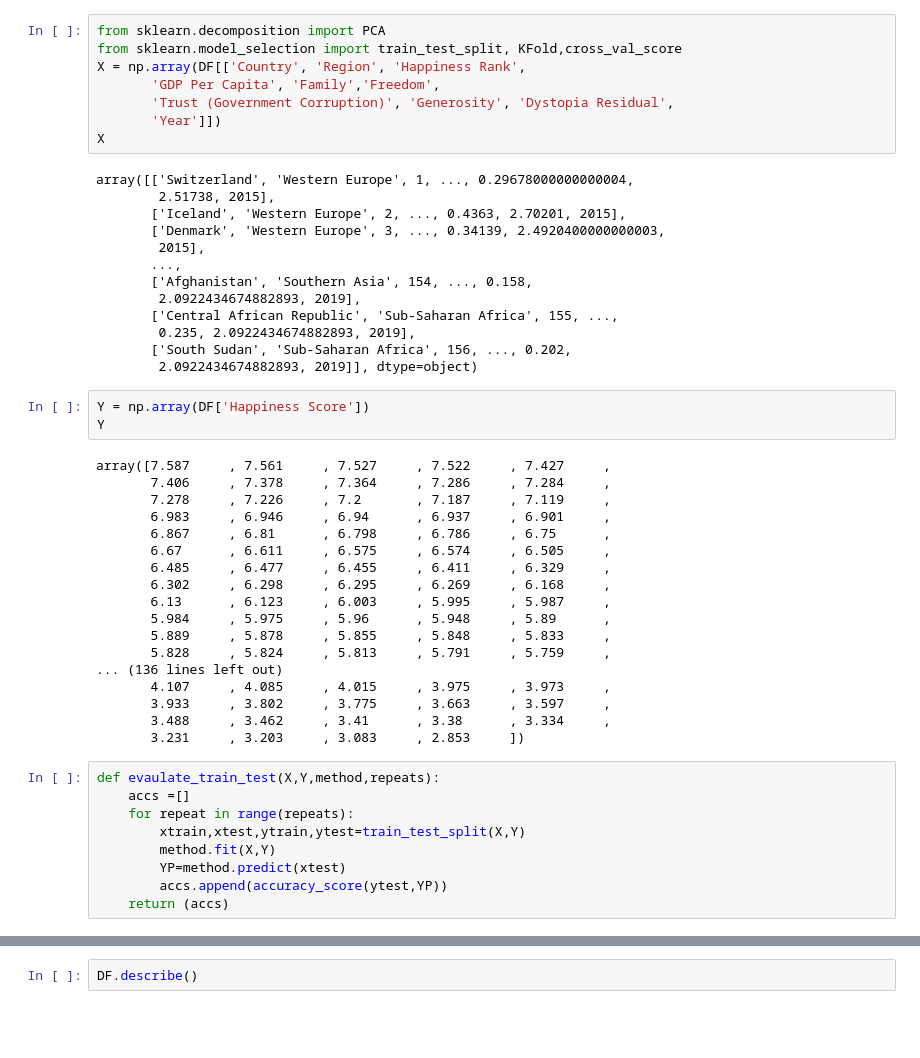
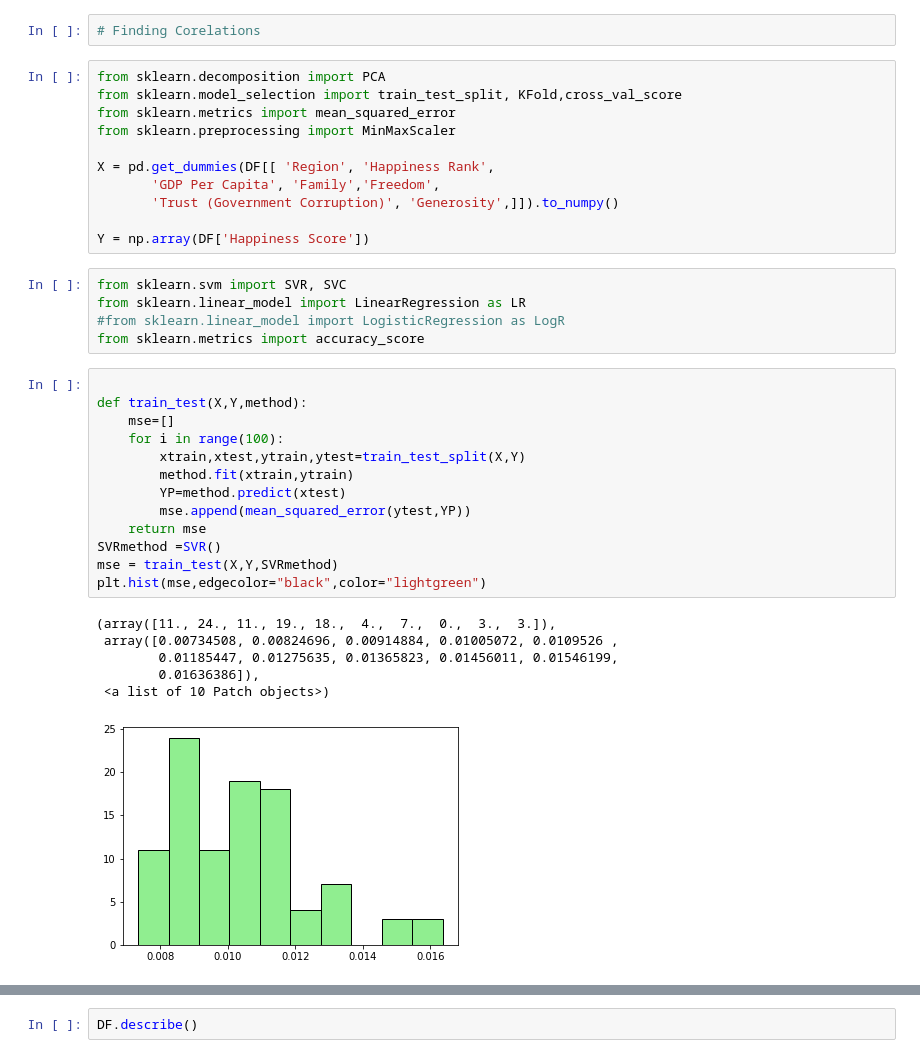
Before and after one commit to simrankgill/NSF_Mini_Project, a Jupyter notebook: WorldHappiness.ipynb, the cells around one changed output, grey strips where cells are left out. Cells and saved outputs as stored; diff of their text form; blank space fills up the shorter version.

Commit message:
Looking for correlations with features and finding methods

```diff
--- a/WorldHappiness.ipynb
+++ b/WorldHappiness.ipynb
@@ -67,51 +91,38 @@ DF.loc[indexNullDR,'Dystopia Residual'] = DRmean
+# %%
+# Finding Corelations
 # %%
 from sklearn.decomposition import PCA
 from sklearn.model_selection import train_test_split, KFold,cross_val_score
-X = np.array(DF[['Country', 'Region', 'Happiness Rank',
+from sklearn.metrics import mean_squared_error
+from sklearn.preprocessing import MinMaxScaler
+
+X = pd.get_dummies(DF[[ 'Region', 'Happiness Rank',
        'GDP Per Capita', 'Family','Freedom',
-       'Trust (Government Corruption)', 'Generosity', 'Dystopia Residual',
-       'Year']])
-X
+       'Trust (Government Corruption)', 'Generosity',]]).to_numpy()
+
+Y = np.array(DF['Happiness Score'])
-# %% [output]
-array([['Switzerland', 'Western Europe', 1, ..., 0.29678000000000004,
-        2.51738, 2015],
-       ['Iceland', 'Western Europe', 2, ..., 0.4363, 2.70201, 2015],
-       ['Denmark', 'Western Europe', 3, ..., 0.34139, 2.4920400000000003,
-        2015],
-       ...,
-       ['Afghanistan', 'Southern Asia', 154, ..., 0.158,
-        2.0922434674882893, 2019],
-       ['Central African Republic', 'Sub-Saharan Africa', 155, ...,
-        0.235, 2.0922434674882893, 2019],
-       ['South Sudan', 'Sub-Saharan Africa', 156, ..., 0.202,
-        2.0922434674882893, 2019]], dtype=object)
-# %%
-Y = np.array(DF['Happiness Score'])
-Y
-# %% [output]
-array([7.587     , 7.561     , 7.527     , 7.522     , 7.427     ,
-       7.406     , 7.378     , 7.364     , 7.286     , 7.284     ,
-       7.278     , 7.226     , 7.2       , 7.187     , 7.119     ,
-       6.983     , 6.946     , 6.94      , 6.937     , 6.901     ,
-       6.867     , 6.81      , 6.798     , 6.786     , 6.75      ,
-       6.67      , 6.611     , 6.575     , 6.574     , 6.505     ,
-       6.485     , 6.477     , 6.455     , 6.411     , 6.329     ,
-       6.302     , 6.298     , 6.295     , 6.269     , 6.168     ,
-       6.13      , 6.123     , 6.003     , 5.995     , 5.987     ,
-       5.984     , 5.975     , 5.96      , 5.948     , 5.89      ,
-       5.889     , 5.878     , 5.855     , 5.848     , 5.833     ,
-       5.828     , 5.824     , 5.813     , 5.791     , 5.759     ,
-... (136 lines left out)
-       4.107     , 4.085     , 4.015     , 3.975     , 3.973     ,
-       3.933     , 3.802     , 3.775     , 3.663     , 3.597     ,
-       3.488     , 3.462     , 3.41      , 3.38      , 3.334     ,
-       3.231     , 3.203     , 3.083     , 2.853     ])
+# %%
+from sklearn.svm import SVR, SVC
+from sklearn.linear_model import LinearRegression as LR
+#from sklearn.linear_model import LogisticRegression as LogR
+from sklearn.metrics import accuracy_score
 # %%
-def evaulate_train_test(X,Y,method,repeats):
-    accs =[]
-    for repeat in range(repeats):
+
+def train_test(X,Y,method):
+    mse=[]
+    for i in range(100):
         xtrain,xtest,ytrain,ytest=train_test_split(X,Y)
-        method.fit(X,Y)
+        method.fit(xtrain,ytrain)
         YP=method.predict(xtest)
-        accs.append(accuracy_score(ytest,YP))
-    return (accs)
+        mse.append(mean_squared_error(ytest,YP))
+    return mse
+SVRmethod =SVR()
+mse = train_test(X,Y,SVRmethod)
+plt.hist(mse,edgecolor="black",color="lightgreen")
+# %% [output]
+(array([11., 24., 11., 19., 18.,  4.,  7.,  0.,  3.,  3.]),
+ array([0.00734508, 0.00824696, 0.00914884, 0.01005072, 0.0109526 ,
+        0.01185447, 0.01275635, 0.01365823, 0.01456011, 0.01546199,
+        0.01636386]),
+ <a list of 10 Patch objects>)
+[figure, added]
```
Also changed, not shown: parts of 17 cells of this notebook.
